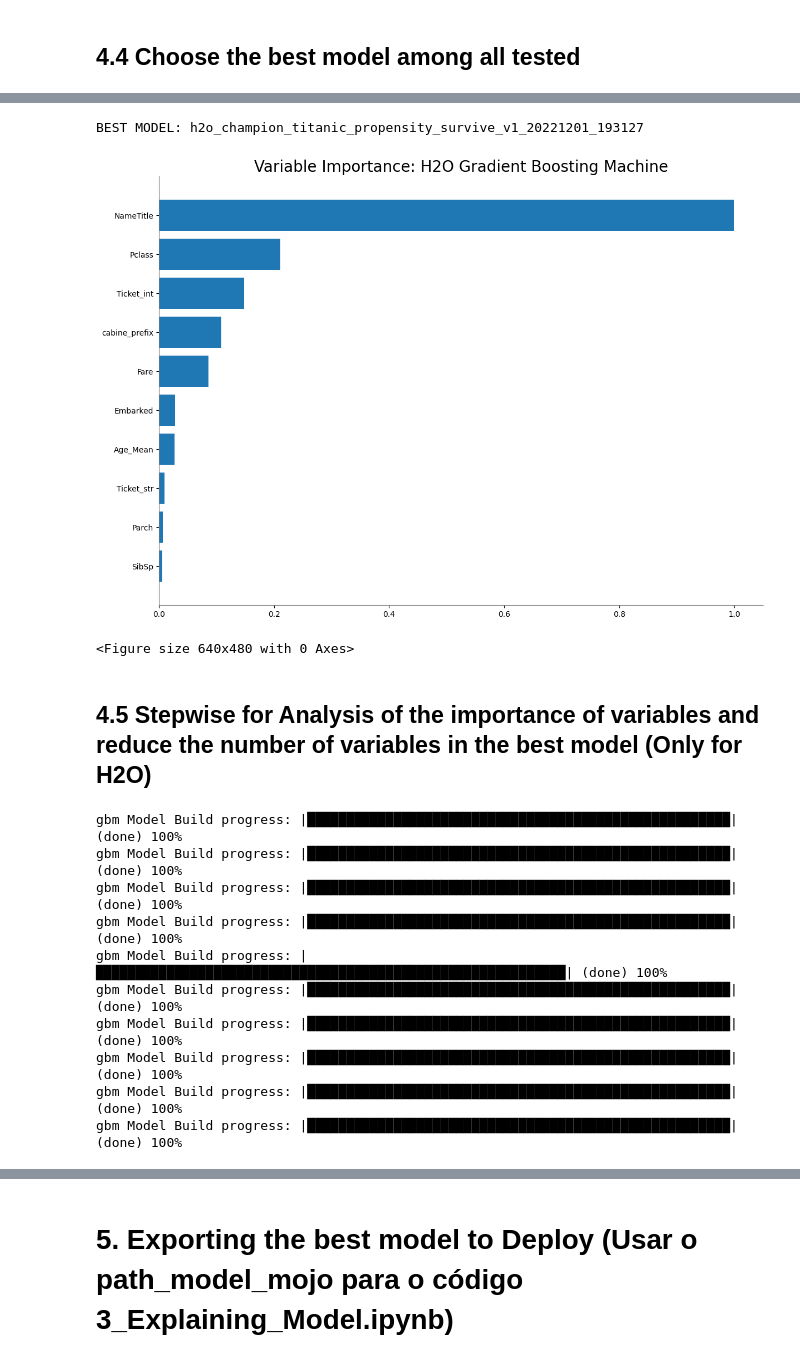
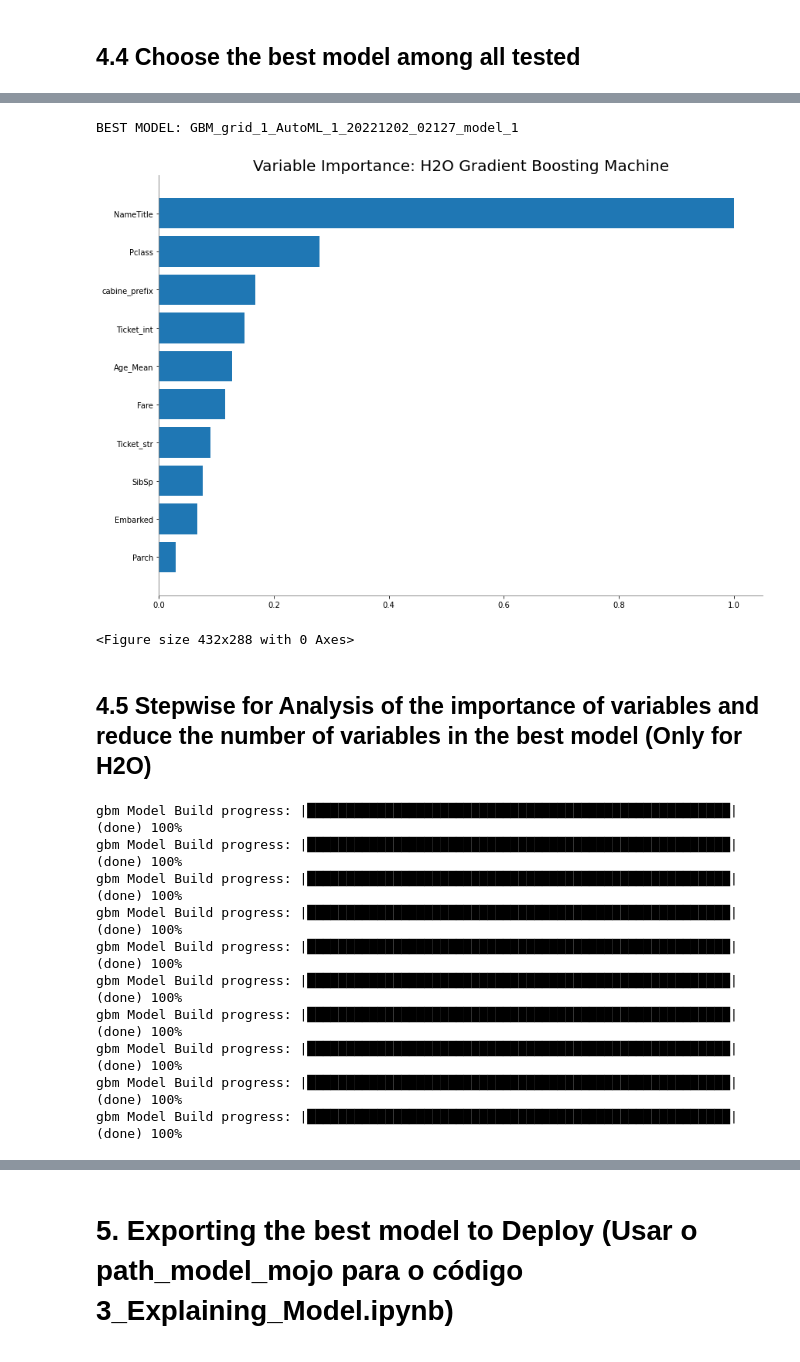
Before and after one commit to maxreis86/FIEP-Machine-Learning-e-Computacao-em-Nuvem, a Jupyter notebook: aula_01_titanic_h2o_automl/2_Fast_Machine_Learning.ipynb, the cells around one changed output, grey strips where cells are left out. Saved outputs shown, nothing was run; the diff lists cells and outputs as text; code cells hidden in the pictures.

```diff
--- a/aula_01_titanic_h2o_automl/2_Fast_Machine_Learning.ipynb
+++ b/aula_01_titanic_h2o_automl/2_Fast_Machine_Learning.ipynb
@@ -801,22 +782,22 @@ MBest Models. Sorted by : AUCPR
 | 1 | 0 | h2o_champion_titanic_propensity_s... | 0.497327 | 0.838009 | 0.808254 | 0.483789 | 0.524 | 0.419837 |
 # %%
 #If you want to choose a model other than the first one on the list. Choose the position number:
-posicao_melhor_modelo=1
+posicao_melhor_modelo=0
 
 plt.rcParams.update({'font.size': 10})
 try:
     melhor_modelo = h2o.load_model('%s/models/candidates/%s' % (OutputPath, modelos_testados.iloc[posicao_melhor_modelo, 0]))
     (print("\n"+ "BEST MODEL: " + str(modelos_testados.iloc[posicao_melhor_modelo, 0]) + "\n"))
 
     melhor_modelo.varimp_plot(50)
 except Exception as e:
     print(e)
     (print("\n"+ "BEST MODEL: " + str(modelos_testados.iloc[posicao_melhor_modelo, 0]) + "\n"))
     print("Warning: This model doesn't have variable importances")
 # %% [output]
-BEST MODEL: h2o_champion_titanic_propensity_survive_v1_20221201_193127
+BEST MODEL: GBM_grid_1_AutoML_1_20221202_02127_model_1
-[figure, old version]
+[figure, new version]
-<Figure size 640x480 with 0 Axes>
+<Figure size 432x288 with 0 Axes>
 # %% [markdown]
 ## 4.5 Stepwise for Analysis of the importance of variables and reduce the number of variables in the best model (Only for H2O)
 # %%
@@ -864,16 +845,16 @@ for i in range(qt_var, qt_total_var+qt_var, qt_var):
     dict_performance_tmp['logloss'] = {'qt_var': i, 'medida': 'logloss', 'Validation_Dataset': dict_model_tmp[i].logloss(valid=True), 'testset': perform_oot.logloss()}
     dict_performance[i] = pd.DataFrame(dict_performance_tmp).transpose()
 # %% [output]
-gbm Model Build progress: |██████████████████████████████████████████████████████| (done) 100%
-gbm Model Build progress: |██████████████████████████████████████████████████████| (done) 100%
-gbm Model Build progress: |██████████████████████████████████████████████████████| (done) 100%
-gbm Model Build progress: |██████████████████████████████████████████████████████| (done) 100%
-gbm Model Build progress: |████████████████████████████████████████████████████████████| (done) 100%
 gbm Model Build progress: |██████████████████████████████████████████████████████| (done) 100%
 gbm Model Build progress: |██████████████████████████████████████████████████████| (done) 100%
 gbm Model Build progress: |██████████████████████████████████████████████████████| (done) 100%
 gbm Model Build progress: |██████████████████████████████████████████████████████| (done) 100%
 gbm Model Build progress: |██████████████████████████████████████████████████████| (done) 100%
+gbm Model Build progress: |██████████████████████████████████████████████████████| (done) 100%
+gbm Model Build progress: |██████████████████████████████████████████████████████| (done) 100%
+gbm Model Build progress: |██████████████████████████████████████████████████████| (done) 100%
+gbm Model Build progress: |██████████████████████████████████████████████████████| (done) 100%
+gbm Model Build progress: |██████████████████████████████████████████████████████| (done) 100%
 # %%
 ##Plot graph comparing the increase in performance with the increase in variables
 for i in dict_performance.keys():
```
Also changed, not shown: parts of 13 cells of this notebook, 9 other files.
